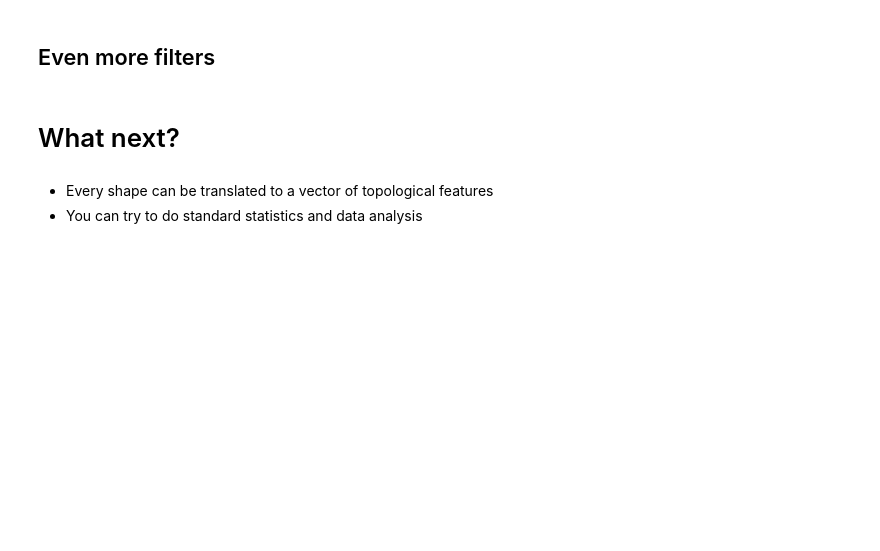
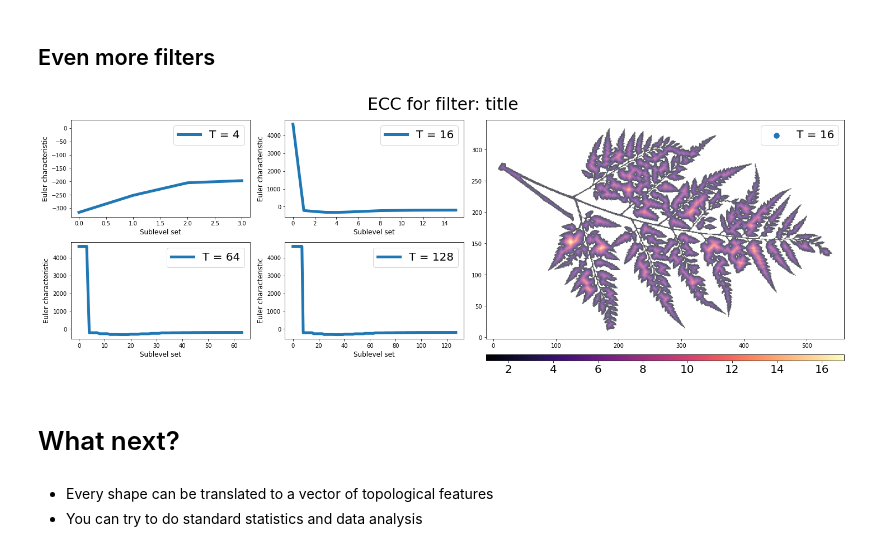
Before and after one commit to amezqui3/demeter, a Jupyter notebook: tutorial/nappn2022_shape_of_things_to_come.ipynb, the cells around one changed output. Drawn from its saved outputs; the diff is of its cells as text; code cells hidden in the pictures; blank space fills up the shorter version.

```diff
--- a/tutorial/nappn2022_shape_of_things_to_come.ipynb
+++ b/tutorial/nappn2022_shape_of_things_to_come.ipynb
@@ -826,12 +873,14 @@ def distance_transform(img):
 # %%
 T = [4,16,64,128]
 filtration = radial_distance(leaf.cells[0])
 ylim = (0,12)
 #T = [4,8,16,32]
-#filtration = distance_transform(leaf.img)
-#ylim = (-10,15)
+filtration = distance_transform(leaf.img)
+ylim = (-10,15)
 
-plot_ecc_filtration(leaf, filtration, T, TT=16, ylim=ylim)
+plot_ecc_filtration(leaf, filtration, T, TT=16, ydot=ylim)
+# %% [output]
+[figure, added]
 # %% [markdown]
 # What next?
 # %% [markdown]
```
Also changed, not shown: parts of 18 cells of this notebook, 1 other file.
